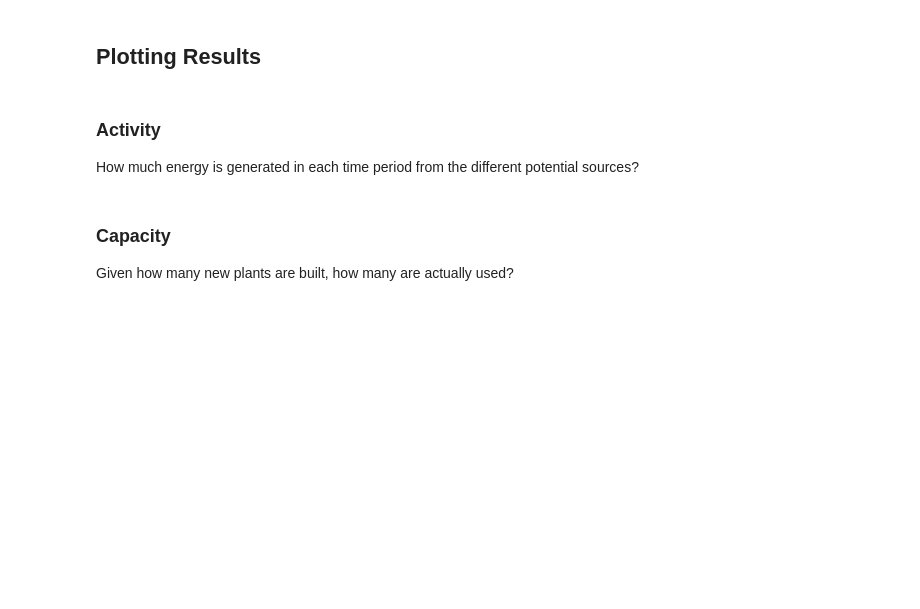
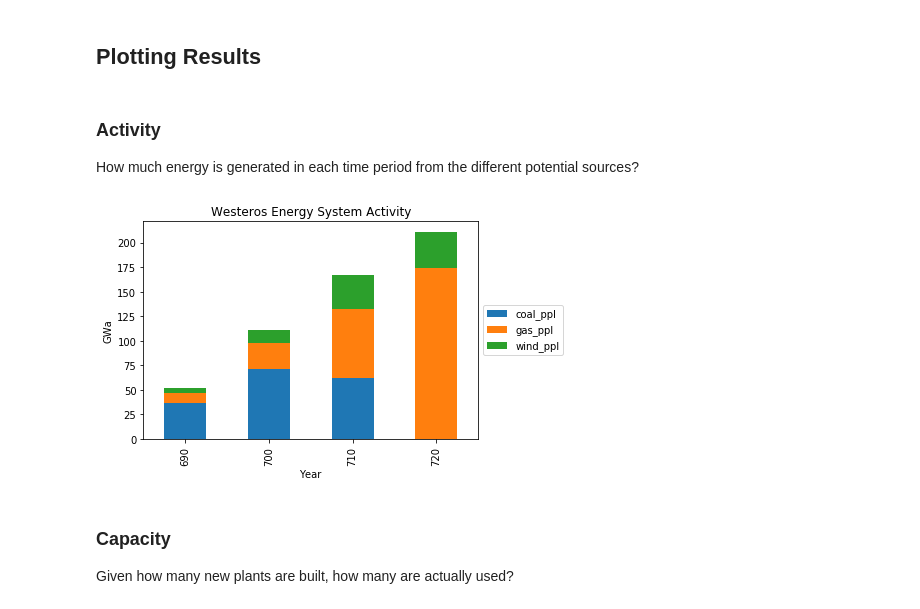
Before and after one commit to iiasa/message_ix, a Jupyter notebook: tutorial/westeros/westeros_emissions_bounds.ipynb, the cells around one changed output. Saved outputs shown, nothing was run; the diff lists cells and outputs as text; code cells hidden in the pictures; blank space fills up the shorter version.

```diff
--- a/tutorial/westeros/westeros_emissions_bounds.ipynb
+++ b/tutorial/westeros/westeros_emissions_bounds.ipynb
@@ -28,30 +30,41 @@ country = 'Westeros'
 ## Introducing Emissions
 # %%
 # first we introduce the emission specis CO2 and the emission category GHG
-scen.add_set('emission', 'CO2')
-scen.add_cat('emission', 'GHG', 'CO2')
+scen_emsbound.add_set('emission', 'CO2')
+scen_emsbound.add_cat('emission', 'GHG', 'CO2')
 
 # we now add CO2 emissions to the coal powerplant
-base_emission_factor = {
+base_emission = {
     'node_loc': country,
     'year_vtg': vintage_years,
     'year_act': act_years,
     'mode': 'standard',
-    'unit': 'USD/GWa',
+    'unit': 'kg/kWa',
 }
 
-emission_factor = make_df(base_emission_factor, technology= 'coal_ppl', emission= 'CO2', value = 100.)
-scen.add_par('emission_factor', emission_factor)
+# units: tCO2/MWh
+tec = {
+    'coal_ppl',
+    'gas_ppl',
+}
+emissions = {
+    'coal_ppl': ('CO2', 0.854),
+    'gas_ppl':  ('CO2', 0.339),
+}
+
+for tec, (species, val) in emissions.items():
+    df = make_df(base_emission, technology=tec, emission=species, value=val * 8760. * 1000.)
+    scen_emsbound.add_par('emission_factor', df)
 # %% [markdown]
 ## Define a Bound on Emissions
 
 The `type_year: cumulative` assigns an upper bound on the *average emissions per year* over the entire time horizon.
 # %%
-scen.add_par('bound_emission', key=[country, 'GHG', 'all', 'cumulative'],
-             val=4000., unit='tCO2')
+scen_emsbound.add_par('bound_emission', key=[country, 'GHG', 'all', 'cumulative'],
+             val=600000000., unit='tCO2')
 # %% [markdown]
 ## Time to Solve the Model
 # %%
-scen.commit(comment='introducing emissions and setting an upper bound')
-scen.set_as_default()
+scen_emsbound.commit(comment='introducing emissions and setting an upper bound')
+scen_emsbound.set_as_default()
 # %%
@@ -62,13 +77,15 @@ scen.var('OBJ')['lvl']
 ## Plotting Results
 # %%
 from tools import Plots
-p = Plots(scen, country, firstyear=700)
+p = Plots(scen_emsbound, country, firstyear=700)
 # %% [markdown]
 ### Activity
 
 How much energy is generated in each time period from the different potential sources?
 # %%
-p.plot_activity(baseyear=True, subset=['coal_ppl', 'wind_ppl'])
+p.plot_activity(baseyear=True, subset=['coal_ppl', 'gas_ppl', 'wind_ppl'])
+# %% [output]
+[figure, added]
 # %% [markdown]
 ### Capacity
 
```
Also changed, not shown: parts of 7 cells of this notebook.
